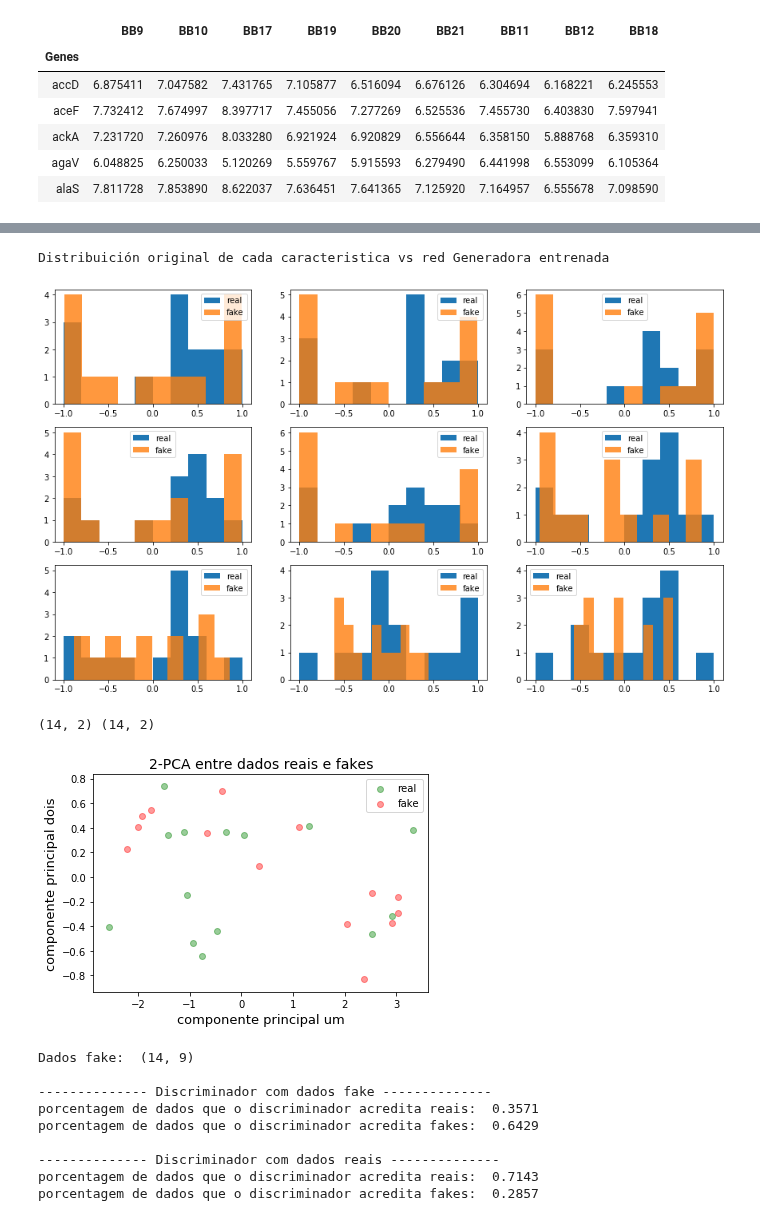
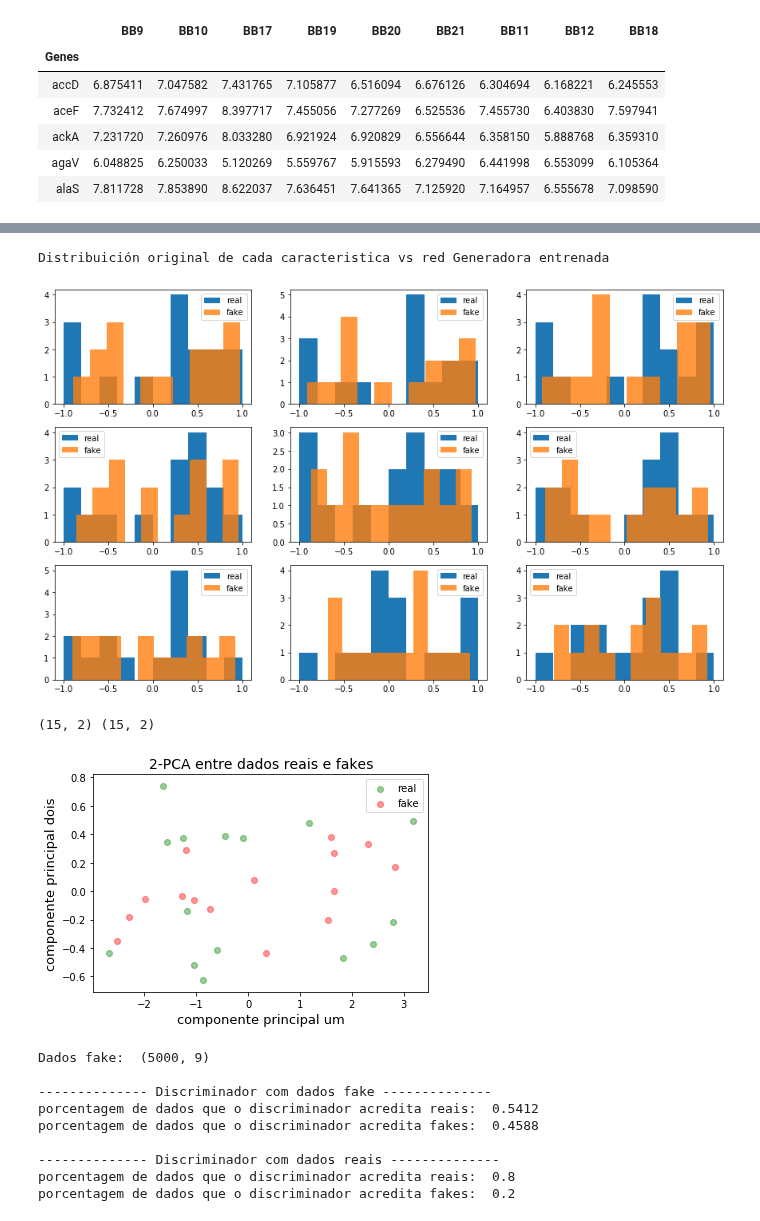
Before and after one commit to ejrueda/MasterUFPA, a Jupyter notebook: Proyectos/BioInformática/Gerando genes housekeeping.ipynb, the cells around one changed output, grey strips where cells are left out. Saved outputs shown, nothing was run; the diff lists cells and outputs as text; code cells hidden in the pictures.

Commit message:
ajustando a gan com os dados hkg

```diff
--- a/Proyectos/BioInformática/Gerando genes housekeeping.ipynb
+++ b/Proyectos/BioInformática/Gerando genes housekeeping.ipynb
@@ -23,7 +23,7 @@ Dimensionalidade dos dados:  (4051, 9)
 | alaS | 7.811728 | 7.853890 | 8.622037 | 7.636451 | 7.641365 | 7.125920 | 7.164957 | 6.555678 | 7.098590 |
 # %%
 hkg = ["adk","cysG","dnaG","ftsZ","gap","gmk","gyrA","gyrB","hcaT","idnT","recA",
-       "rho","rpoA","rpoB","rpoC","rpoD","secA"]
+       "rho","rpoA","rpoB","rpoC","rpoD","secA","recF","fusA","glnA","tuf"]
 # %%
 #X_train = X_train.sample(n=100)
 X_train = X_train.loc[hkg].dropna()
@@ -85,0 +87,6 @@ Dimension del ruido de entrada:  100
+# %%
+noise_input = 100
+optimizerG = Adam(lr=0.0001, beta_1=0.5)
+obj_G = Generator(noise_input, (9,), optimizerG)
+print("Dimension del ruido de entrada: ",noise_input)
+G = obj_G.compileG()
@@ -86,5 +116,5 @@ Dimension del ruido de entrada:  100
 # %%
-noise = np.random.normal(loc=0, scale=1, size=(X_train.shape[0],100))
+noise = np.random.normal(loc=0, scale=1, size=(X_train.shape[0],noise_input))
 print("Dimension de los datos de entrada:", noise.shape)
 data_fake = G.predict(noise)
 print("Dimension de los ejemplos generados:", data_fake.shape)
@@ -205,3 +244,18 @@ def train(X_train, epochs, batch_size, G, D, gan, noise_input):
         print ('epoch:[%d/%d] [Discriminator::d_loss: %f],[Generator::loss: %f], %f[sec]'
                    % (epoch+1, epochs, d_loss[-1], g_loss[-1], t))
     return g_loss, d_loss
+# %%
+noise_input = 100
+#Gerador
+optimizerG = Adam(lr=0.0001, beta_1=0.5)
+obj_G = Generator(noise_input, (X_train.shape[1],), optimizerG)
+print("Dimension del ruido de entrada: ",noise_input)
+G = obj_G.compileG()
+# Discriminador
+optimizerD = Adam(lr=0.0004, beta_1=0.5)
+objD = Discriminator((X_train.shape[1],), optimizerD)
+D = objD.compileD()
+
+gan = Gan(G,D)
+gan.compile(loss='binary_crossentropy', optimizer=optimizerG)
+gan.summary()
@@ -240,26 +308,23 @@ plt.legend();
 # %%
-noise = np.random.normal(loc=0, scale=1, size=(X_train.shape[0],100))
+noise = np.random.normal(loc=0, scale=1, size=(X_train.shape[0],noise_input))
 data_fake = G.predict(noise)
 plt.figure(figsize=(15,9))
 print("Distribuición original de cada caracteristica vs red Generadora entrenada")
 for col in range(X_train.shape[1]):
     aux_real = X_train.iloc[:,col]
     aux_fake = data_fake[:,col]
     plt.subplot(3,3,col+1)
     plt.hist(aux_real, bins=10, label="real",)
     plt.hist(aux_fake, bins=10, label="fake", alpha=0.8)
     plt.legend()
 # %% [output]
 Distribuición original de cada caracteristica vs red Generadora entrenada
-[figure, old version]
+[figure, new version]
-# %%
-pca = PCA(n_components=2)
-X_train_pca = pca.fit_transform(X_train)
-X_fake_pca = pca.transform(data_fake)
-print(X_train_pca.shape, X_fake_pca.shape)
-# %% [output]
-(14, 2) (14, 2)
 # %%
+pca = PCA(n_components=2)
+X_train_pca = pca.fit_transform(X_train)
+X_fake_pca = pca.transform(data_fake)
+print(X_train_pca.shape, X_fake_pca.shape)
 plt.figure(figsize=(6,4))
 plt.title("2-PCA entre dados reais e fakes", fontsize=14)
 plt.xlabel("componente principal um", fontsize=13)
@@ -268,9 +333,10 @@ plt.scatter(X_train_pca[:,0], X_train_pca[:,1], color="green", label="real", alp
 plt.scatter(X_fake_pca[:500,0], X_fake_pca[:500,1], color="red", label="fake", alpha=0.4)
 plt.legend();
 # %% [output]
+(15, 2) (15, 2)
-[figure, old version]
+[figure, new version]
 # %%
-fakes = G.predict(np.random.normal(0,1,(X_train.shape[0],noise_input)))
+fakes = G.predict(np.random.normal(0,1,(5000,noise_input)))
 print("Dados fake: ", fakes.shape)
 print()
 D_predict_fake = D.predict_classes(fakes)
@@ -283,12 +349,12 @@ print("-------------- Discriminador com dados reais --------------")
 print("porcentagem de dados que o discriminador acredita reais: ", np.round(np.mean(D_predict_real==1),4))
 print("porcentagem de dados que o discriminador acredita fakes: ", np.round(np.mean(D_predict_real==0),4))
 # %% [output]
-Dados fake:  (14, 9)
+Dados fake:  (5000, 9)
 
 -------------- Discriminador com dados fake --------------
-porcentagem de dados que o discriminador acredita reais:  0.3571
-porcentagem de dados que o discriminador acredita fakes:  0.6429
+porcentagem de dados que o discriminador acredita reais:  0.5412
+porcentagem de dados que o discriminador acredita fakes:  0.4588
 
 -------------- Discriminador com dados reais --------------
-porcentagem de dados que o discriminador acredita reais:  0.7143
-porcentagem de dados que o discriminador acredita fakes:  0.2857
+porcentagem de dados que o discriminador acredita reais:  0.8
+porcentagem de dados que o discriminador acredita fakes:  0.2
```
Also changed, not shown: parts of 20 cells of this notebook, 1 other file.
